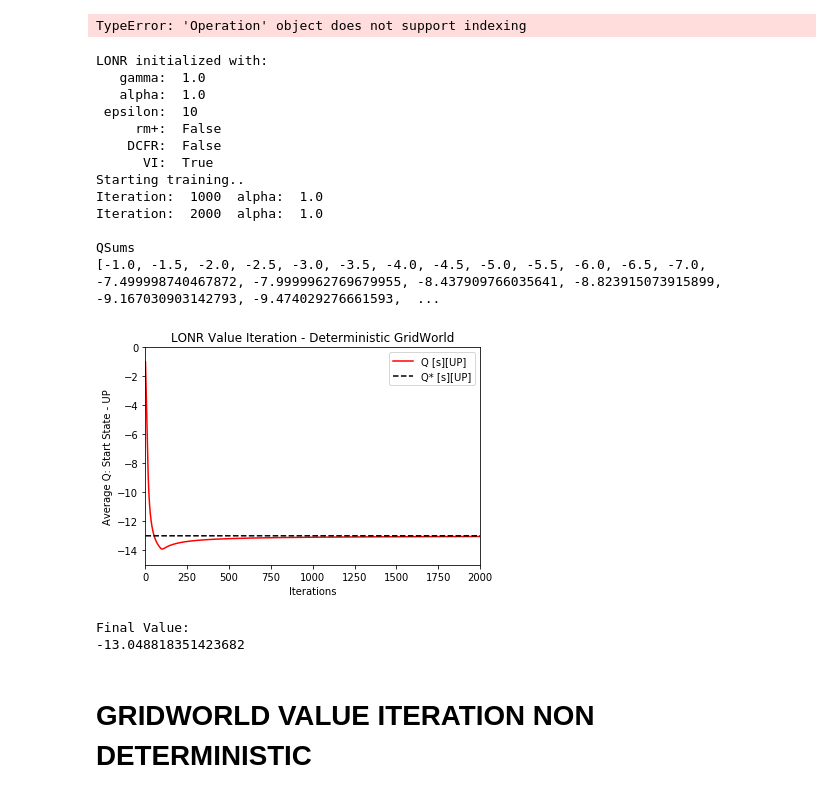
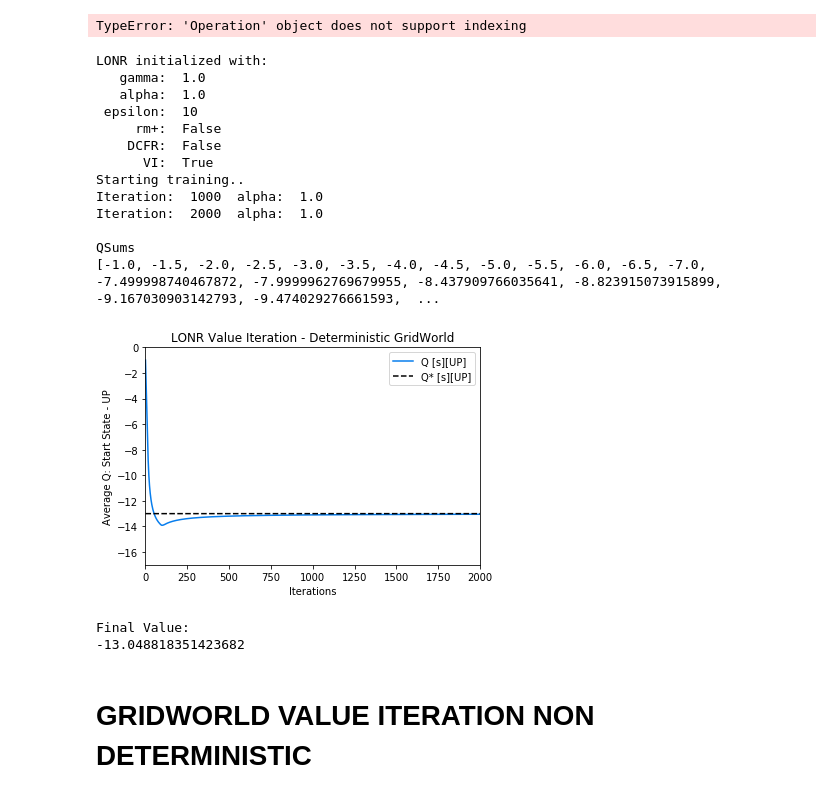
Before and after one commit to sullins2/Clean, a Jupyter notebook: LONRGeneral/GridWorldPlots.ipynb, the cells around one changed output. Drawn from its saved outputs; the diff is of its cells as text; code cells hidden in the pictures.

```diff
--- a/LONRGeneral/GridWorldPlots.ipynb
+++ b/LONRGeneral/GridWorldPlots.ipynb
@@ -333,11 +333,11 @@ for i in range(1, totalIters+1):
     QStar.append(QStarValue)
 
 #plt.figure(figsize=(9,7))
-plt.plot(iters, QSums, 'r-', label='Q [s][UP]')
+plt.plot(iters, QSums, color='#077ded', label='Q [s][UP]')
 plt.plot(iters, QStar, 'k--', label='Q* [s][UP]')
 plt.legend(loc='upper right')
 #plt.axis([50, 650, 106, 115])
-plt.axis([0, totalIters, -15.0, 0])
+plt.axis([0, totalIters, -17.0, 0])
 plt.xlabel('Iterations') #TOTAL iterations
 plt.ylabel('Average Q: Start State - UP')
 plt.title('LONR Value Iteration - Deterministic GridWorld')
@@ -358,34 +358,34 @@ tf.summary.scalar('addition', addition)
 summary_op = tf.summary.merge_all()
 
 with tf.Session() as sess:
     sess.run(tf.global_variables_initializer())
     writer1 = tf.summary.FileWriter('./graphs/plot1', sess.graph)
     writer2 = tf.summary.FileWriter('./graphs/plot2', sess.graph)
     for i in range(1, totalIters+1):
         var1 =  0.0
         var2 =  float(QSums[i-1])
         add, s_ = sess.run([addition, summary_op], feed_dict={x:var1,y:var2})
         writer1.add_summary(s_, global_step=i)
 
         var21 =  0.0
         var22 =  float(QStarValue)
         add, s_ = sess.run([addition, summary_op], feed_dict={x:var21,y:var22})
         writer2.add_summary(s_, global_step=i)
 # %% [output]
 LONR initialized with:
    gamma:  1.0
    alpha:  1.0
  epsilon:  10
      rm+:  False
     DCFR:  False
       VI:  True
 Starting training..
 Iteration:  1000  alpha:  1.0
 Iteration:  2000  alpha:  1.0
 
 QSums
 [-1.0, -1.5, -2.0, -2.5, -3.0, -3.5, -4.0, -4.5, -5.0, -5.5, -6.0, -6.5, -7.0, -7.499998740467872, -7.9999962769679955, -8.437909766035641, -8.823915073915899, -9.167030903142793, -9.474029276661593,  ...
-[figure, old version]
+[figure, new version]
 Final Value:
 -13.048818351423682
 # %% [markdown]
```
Also changed, not shown: parts of 3 cells of this notebook, 4 other files.
